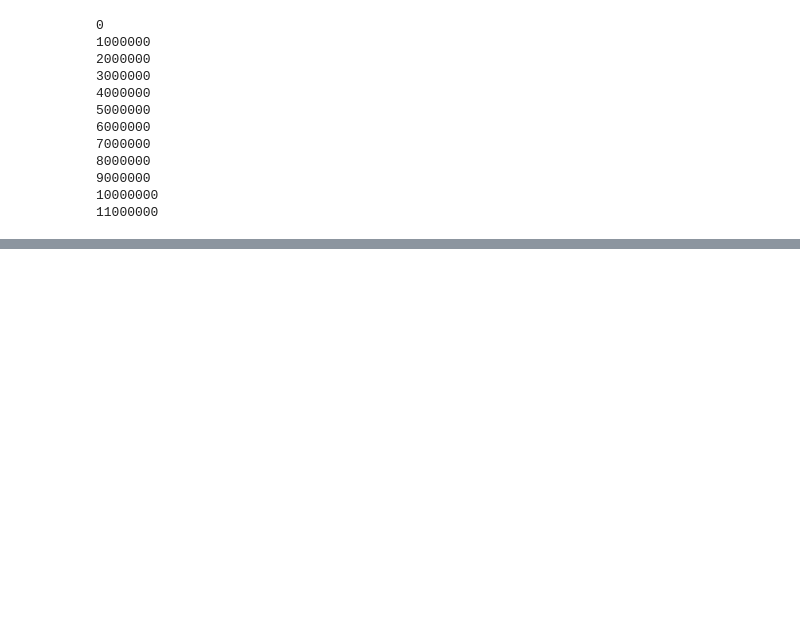
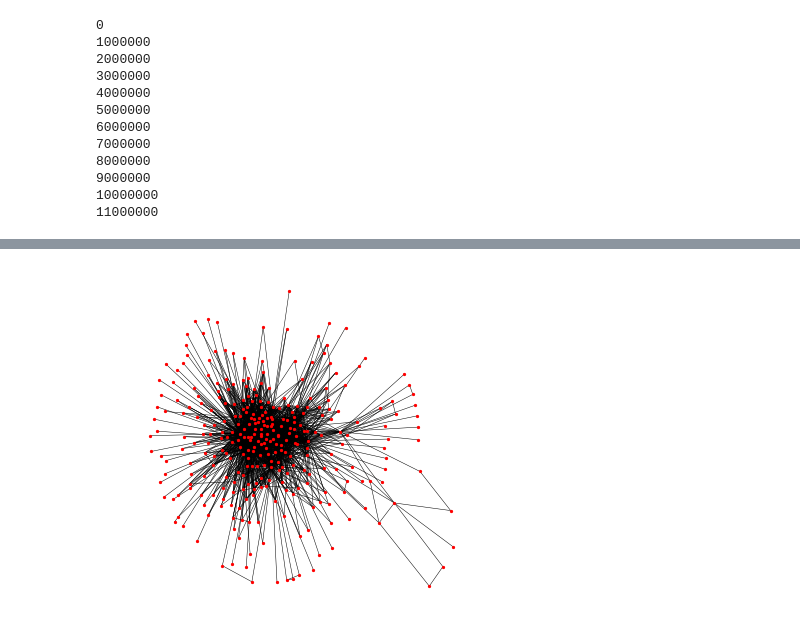
Before and after one commit to CaelenbergheMathias/big-data-project, a Jupyter notebook: NetworkX with coordinates.ipynb, the cells around one changed output, grey strips where cells are left out. Cells and saved outputs as stored; diff of their text form; code cells hidden in the pictures; blank space fills up the shorter version.

```diff
--- a/NetworkX with coordinates.ipynb
+++ b/NetworkX with coordinates.ipynb
@@ -154,5 +174,7 @@ sg
 # %%
 fig, ax = plt.subplots(1, 1, figsize=(6, 6))
-nx.draw_networkx(sg, ax=ax, with_labels=False,
+nx.draw_networkx(G, ax=ax, with_labels=False,
                  node_size=5, width=.5)
 ax.set_axis_off()
+# %% [output]
+[figure, added]
```
Also changed, not shown: parts of 22 cells of this notebook.
